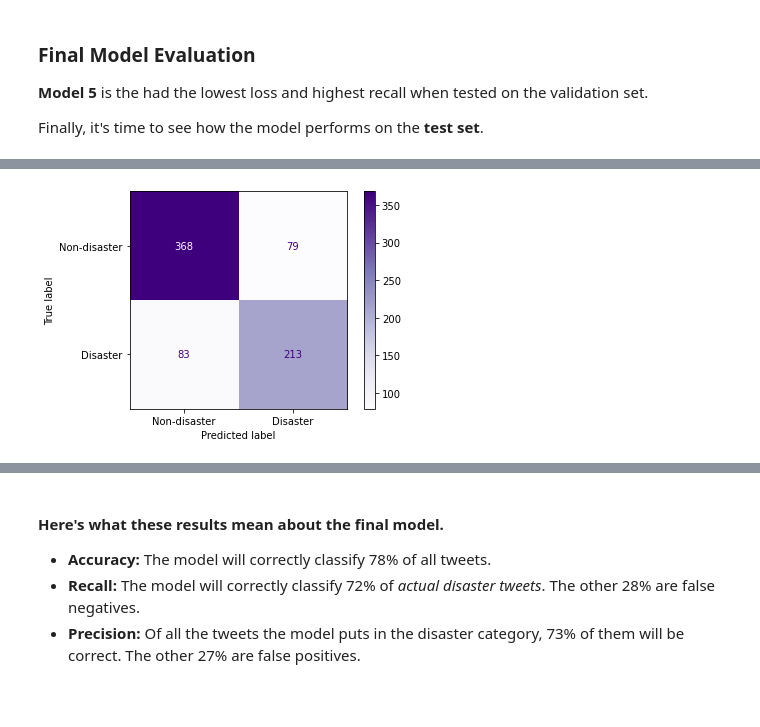
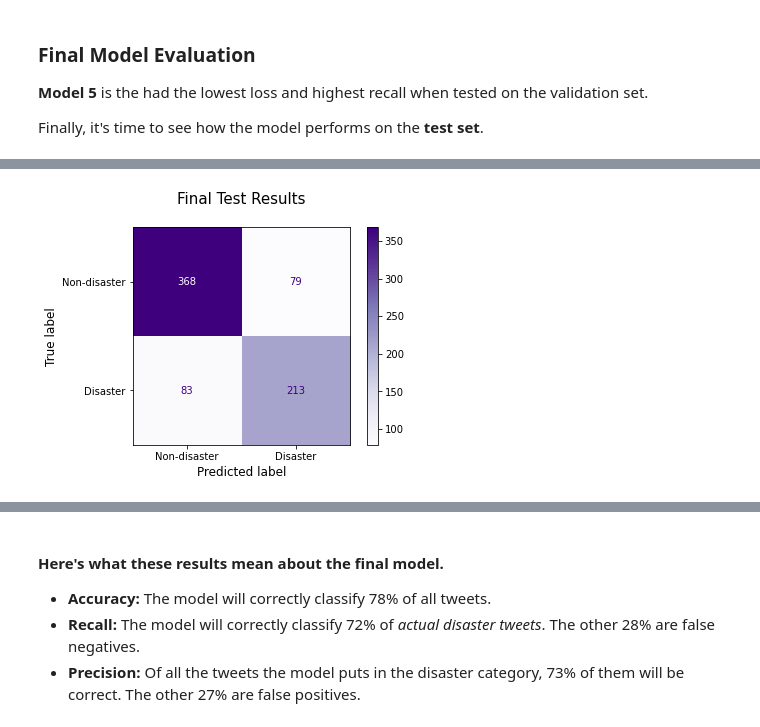
Before and after one commit to zshoorbajee/FlatironProject4, a Jupyter notebook: index.ipynb, the cells around one changed output, grey strips where cells are left out. Cells and saved outputs as stored; diff of their text form; code cells hidden in the pictures; blank space fills up the shorter version.

Commit message:
presentation, images, proofreading

```diff
--- a/index.ipynb
+++ b/index.ipynb
@@ -1760,9 +1758,19 @@ final_model.evaluate(X_test_combined_df_scaled, y_test, return_dict=True)
  'K_f1': 0.6852755546569824}
 # %%
 y_test_hat = (final_model.predict(X_test_combined_df_scaled) > 0.5).astype('int32')
-ConfusionMatrixDisplay.from_predictions(y_test, y_test_hat, display_labels=['Non-disaster', 'Disaster'], cmap='Purples');
+
+fig, ax = plt.subplots()
+ConfusionMatrixDisplay.from_predictions(
+    y_test, y_test_hat,
+    display_labels=['Non-disaster', 'Disaster'],
+    cmap='Purples', ax=ax)
+ax.set_title('Final Test Results\n', size=15)
+ax.set_ylabel('True label', size=12)
+ax.set_xlabel('Predicted label', size=12)
+# plt.savefig("./images/models/confusion.png", dpi=500, transparent=True)
+plt.show()
 # %% [output]
-[figure, old version]
+[figure, new version]
 # %%
 # Total time:
 time_check()
```
Also changed, not shown: parts of 17 cells of this notebook, 23 other files.
